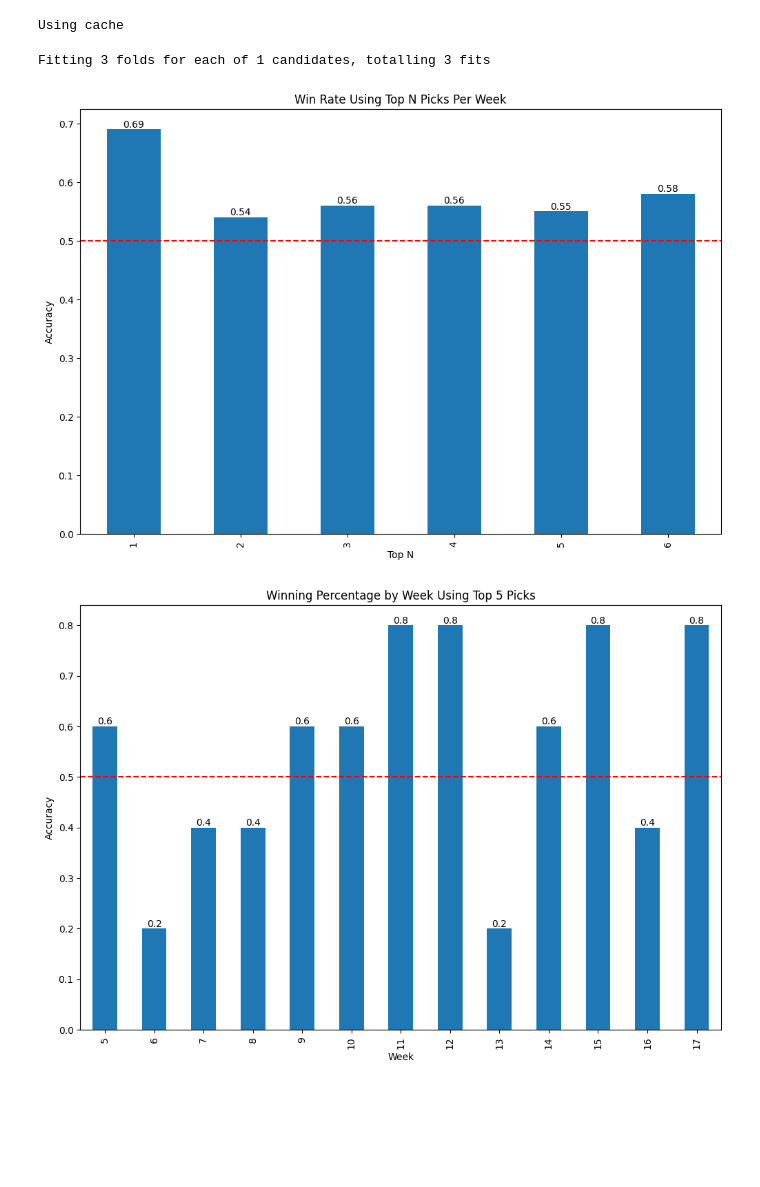
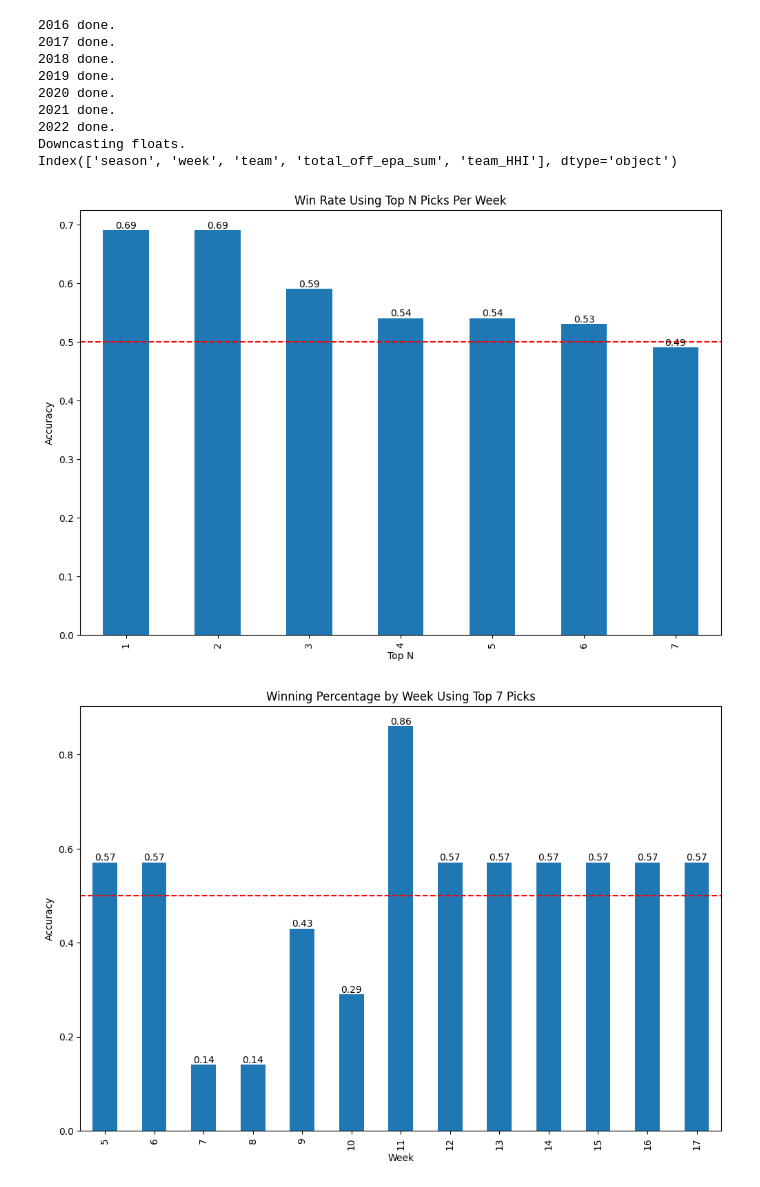
Before and after one commit to zachaustin01/sewer-nfl, a Jupyter notebook: models/_notebooks/model_testing.ipynb, the cells around one changed output. Drawn from its saved outputs; the diff is of its cells as text; code cells hidden in the pictures; blank space fills up the shorter version.

```diff
--- a/models/_notebooks/model_testing.ipynb
+++ b/models/_notebooks/model_testing.ipynb
@@ -10,23 +10,31 @@ CWD = str(os.getcwd())
 REPO_DIR = CWD[:CWD.find(REPO_NAME)+len(REPO_NAME)]
 sys.path.insert(0,REPO_DIR)
 # %%
-REGEN = False
+from models._utilities.data.pipe_layer import build_training_dataset
+
+REGEN = True
 if REGEN:
-    from models._utilities.data.pipe_layer import build_training_dataset
     from warehouse.config import Configuration # At model level, swictch this to model's config
     config = Configuration()
     t = build_training_dataset(config)
 else: t = build_training_dataset()
 # %% [output]
-Using cache
+2016 done.
+2017 done.
+2018 done.
+2019 done.
+2020 done.
+2021 done.
+2022 done.
+Downcasting floats.
+Index(['season', 'week', 'team', 'total_off_epa_sum', 'team_HHI'], dtype='object')
 # %%
 from models._utilities.model.sewer_boost import Model
 m1 = Model(
     training_data = t
 )
-m1.get_test_accuracy_drop_off()
-m1.get_test_accuracy_by_week()
+m1.get_test_accuracy_drop_off(top_N_range=range(1,8))
+m1.get_test_accuracy_by_week(most_confident=7)
 # %% [output]
-Fitting 3 folds for each of 1 candidates, totalling 3 fits
-[figure, old version]
+[figure, new version]
-[figure, old version]
+[figure, new version]
```
Also changed, not shown: parts of 5 cells of this notebook, 2 other files.
